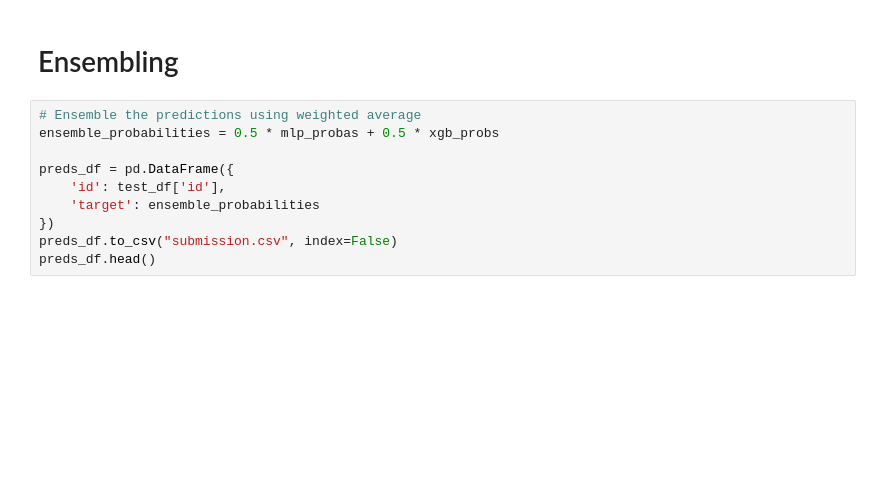
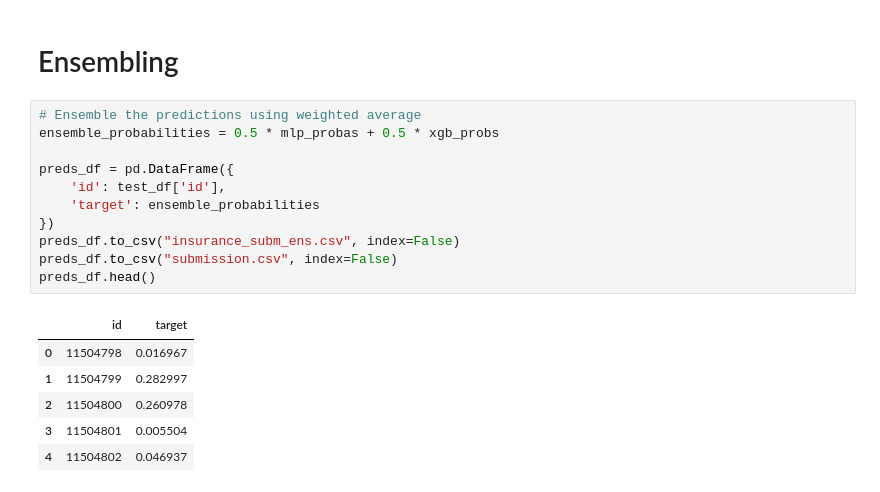
Before and after one commit to mwrites/kaggle, a Jupyter notebook: insurance_cross_selling.ipynb, the cells around one changed output. Saved outputs shown, nothing was run; the diff lists cells and outputs as text; blank space fills up the shorter version.

Commit message:
updated insurance cross selling

```diff
--- a/insurance_cross_selling.ipynb
+++ b/insurance_cross_selling.ipynb
@@ -492,10 +530,18 @@ xgb_probs = evaluate_and_save_predictions(xgb_model, test_df, processed_test_df,
 # %%
 # Ensemble the predictions using weighted average
 ensemble_probabilities = 0.5 * mlp_probas + 0.5 * xgb_probs
 
 preds_df = pd.DataFrame({
     'id': test_df['id'],
     'target': ensemble_probabilities
 })
+preds_df.to_csv("insurance_subm_ens.csv", index=False)
 preds_df.to_csv("submission.csv", index=False)
 preds_df.head()
+# %% [output]
+|  | id | target |
+| 0 | 11504798 | 0.016967 |
+| 1 | 11504799 | 0.282997 |
+| 2 | 11504800 | 0.260978 |
+| 3 | 11504801 | 0.005504 |
+| 4 | 11504802 | 0.046937 |
```
Also changed, not shown: parts of 9 cells of this notebook.
